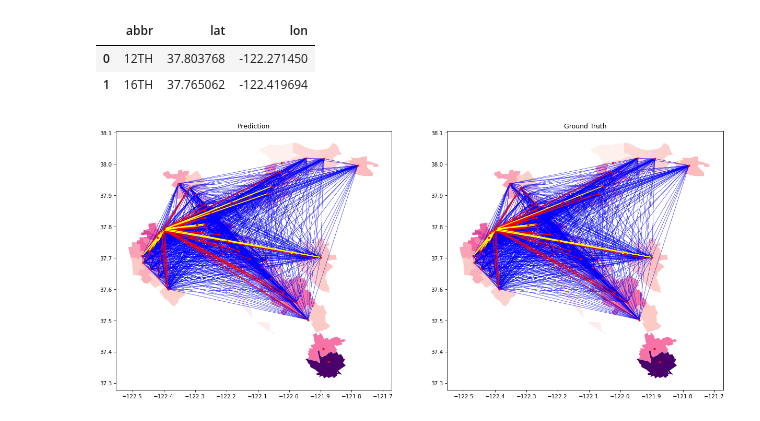
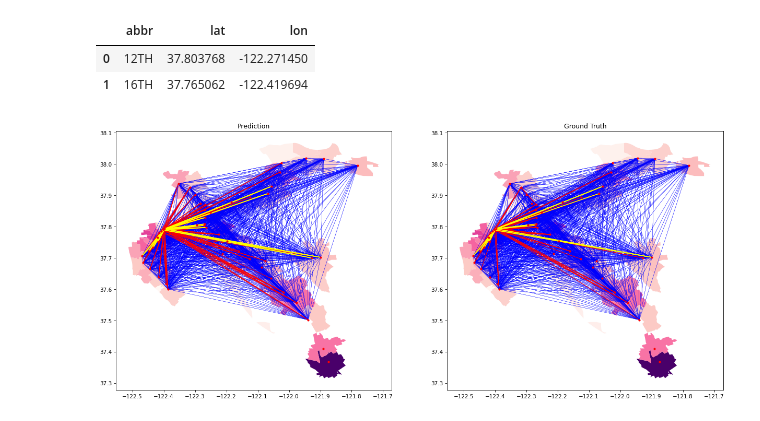
Before and after one commit to khzhang2/BART_Ridership_Prediction, a Jupyter notebook: Deep Gravity - Model - ConvGraph 2.ipynb, the cells around one changed output. Cells and saved outputs as stored; diff of their text form; code cells hidden in the pictures.

```diff
--- a/Deep Gravity - Model - ConvGraph 2.ipynb
+++ b/Deep Gravity - Model - ConvGraph 2.ipynb
@@ -84,8 +84,8 @@ class GraphRidershipNet(nn.Module):
         super(GraphRidershipNet, self).__init__()
 
         self.adj_mat = adj_mat
-        self.inp_size = t_past
-        self.out_size = t_future
+        self.inp_size = t_past*48
+        self.out_size = t_future*48
 
         self.fc = nn.Sequential(
             nn.Linear(in_features=self.inp_size, out_features=32),
@@ -107,6 +107,7 @@ class GraphRidershipNet(nn.Module):
     def forward(self, x):
         device = torch.device("cuda" if torch.cuda.is_available() else "cpu")
 
+        x = torch.matmul(self.adj_mat, x)
         x = self.fc(x)
 
         return x
@@ -143,9 +144,10 @@ y_val = torch.tensor(y_val, dtype=torch.float32).to(device)
 adj_mat = torch.tensor(adj_mat, dtype=torch.float32).to(device)
 A_mode = torch.tensor(A_mode, dtype=torch.float32).to(device)
 
-batch_size = 2**23
+batch_size = 2**9
 loader_train = torch.utils.data.DataLoader(
     TensorDataset(X_train, y_train), batch_size, shuffle=True
 )
 
 iter_train = iter(loader_train)
+print(batch_size)
@@ -172,7 +180,7 @@ optimizer = optim.Adam(model.parameters())
 # %%
 model.train()
 
-epochs = 150
+epochs = 500
 
 # assert len(src_loader) == len(tar_loader)
 
@@ -303,13 +317,0 @@ CPC is 0.87446
-# %%
-device = torch.device("cuda" if torch.cuda.is_available() else "cpu")
-prop = 0.7
-l = int(OD_4d.shape[0]*prop)
-
-X_val = torch.tensor(OD_4d[l:, :t_past+1, :, :], dtype=torch.float32).to(device)
-y_val = torch.tensor(OD_4d[l:, t_past+1:, :, :], dtype=torch.float32).to(device)
-
-model = GraphRidershipNet(adj_mat, inp_ch_size, t_future).to(device)
-model.load_state_dict(torch.load('./models/model_48stations_graph.pth'))
-model.eval()
-
-out_val = model(X_val)
@@ -400,8 +336,8 @@ bart_coor.head(2)
 | 0 | 12TH | 37.803768 | -122.271450 |
 | 1 | 16TH | 37.765062 | -122.419694 |
 # %%
-pred = out_val.cpu().detach().numpy().sum(axis=0)[0, :, :]
-labels = y_val.cpu().detach().numpy().sum(axis=0)[0, :, :]
+pred = out_val.cpu().detach().numpy().reshape(out_val.shape[0], 48, 48, -1).sum(axis=0)[:, :, 0]
+labels = y_val.cpu().detach().numpy().reshape(y_val.shape[0], 48, 48, -1).sum(axis=0)[:, :, 0]
 
 fig = plt.figure(figsize=[20, 10], dpi=75)
 ax0 = fig.add_subplot(121)
@@ -493,31 +429,31 @@ for i in pred_stations.index:
             high_lat_labels_origin.append(lat_origin)
 #             ax1.plot([lon_origin, lon_dest], [lat_origin, lat_dest], 'yellow', lw=2)
 
 for i in range(len(low_lon_pred_dest)):
     ax0.plot([low_lon_pred_origin[i], low_lon_pred_dest[i]], [low_lat_pred_origin[i], low_lat_pred_dest[i]], 'b', lw=0.3)
 
 for i in range(len(mid_lon_pred_dest)):
     ax0.plot([mid_lon_pred_origin[i], mid_lon_pred_dest[i]], [mid_lat_pred_origin[i], mid_lat_pred_dest[i]], 'red', lw=1)
 
 for i in range(len(high_lon_pred_dest)):
     ax0.plot([high_lon_pred_origin[i], high_lon_pred_dest[i]], [high_lat_pred_origin[i], high_lat_pred_dest[i]], 'yellow', lw=1.5)
 
 for i in range(len(low_lon_labels_dest)):
     ax1.plot([low_lon_labels_origin[i], low_lon_labels_dest[i]], [low_lat_labels_origin[i], low_lat_labels_dest[i]], 'b', lw=0.3)
 
 for i in range(len(mid_lon_labels_dest)):
     ax1.plot([mid_lon_labels_origin[i], mid_lon_labels_dest[i]], [mid_lat_labels_origin[i], mid_lat_labels_dest[i]], 'red', lw=1)
 
 for i in range(len(high_lon_labels_dest)):
     ax1.plot([high_lon_labels_origin[i], high_lon_labels_dest[i]], [high_lat_labels_origin[i], high_lat_labels_dest[i]], 'yellow', lw=1.5)
 
 
 
 # plot stations
 for i in bart_coor.index:
     lon = bart_coor.loc[i, 'lon']
     lat = bart_coor.loc[i, 'lat']
     ax0.plot(lon, lat, 'r.')
     ax1.plot(lon, lat, 'r.')
 # %% [output]
-[figure, old version]
+[figure, new version]
```
Also changed, not shown: parts of 18 cells of this notebook.
